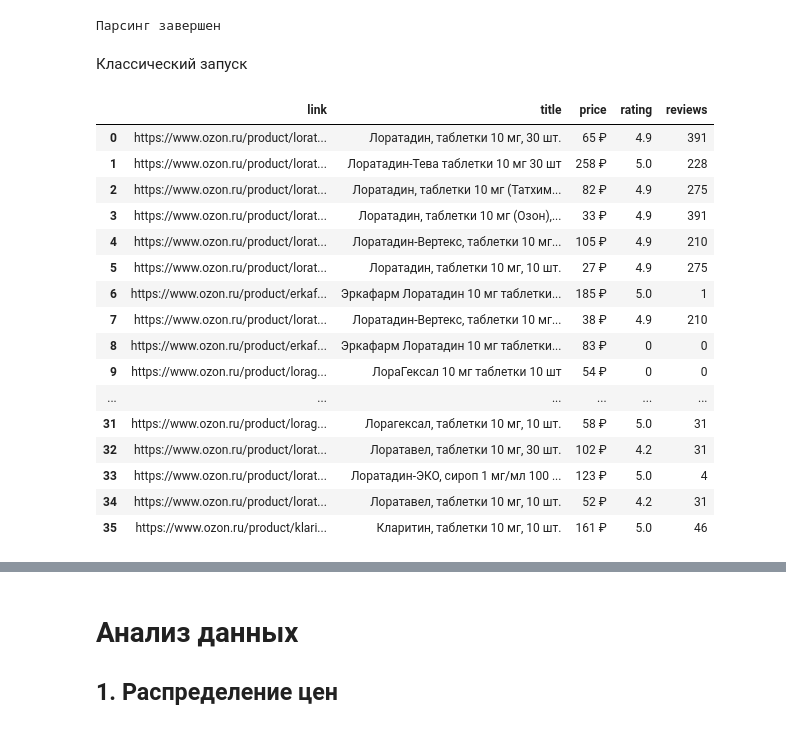
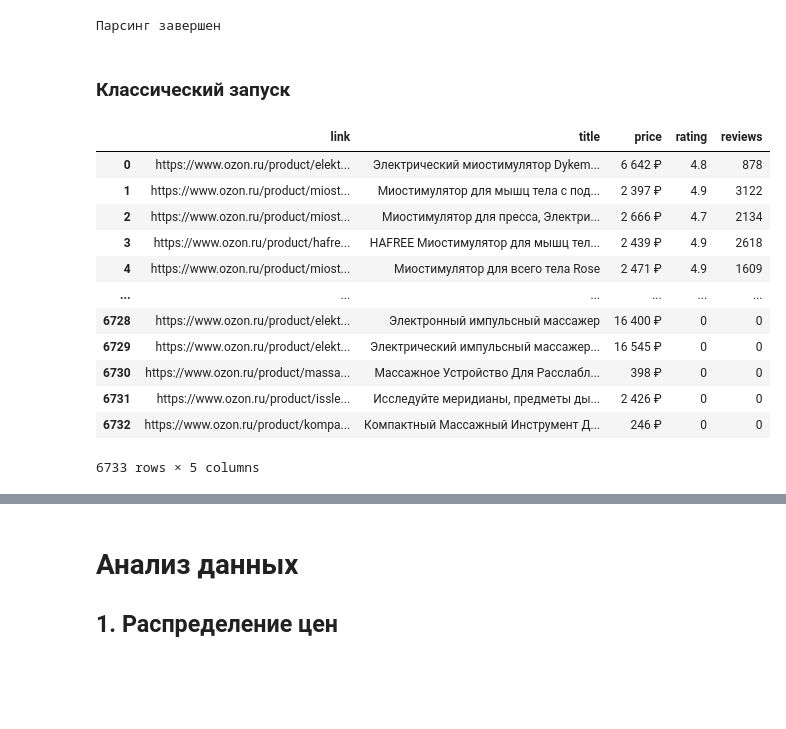
Before and after one commit to nekitmilk/ElectroPunk, a Jupyter notebook: src/notebooks/analisys.ipynb, the cells around one changed output, grey strips where cells are left out. Saved outputs shown, nothing was run; the diff lists cells and outputs as text; code cells hidden in the pictures; blank space fills up the shorter version.

Commit message:
get ozon products

```diff
--- a/src/notebooks/analisys.ipynb
+++ b/src/notebooks/analisys.ipynb
@@ -431,29 +431,25 @@ else:
 # %% [output]
 Парсинг завершен
 # %% [markdown]
-Классический запуск
+### Классический запуск
 # %%
 with Ozon_Parser() as parser:
-     links_df = parser.get_products_links(query="лоратадин")
+     links_df = parser.get_products_links(query="миостимулятор", max_products=10_000)
 
-links_df.to_csv("full_ozon_products.csv")
+links_df.to_csv("full_ozon_products.csv", index=False)
 links_df
 # ps aux | grep -i "chrome\|chromedriver" | grep -v grep | awk '{print $2}' | xargs kill -9
 # %% [output]
 |  | link | title | price | rating | reviews |
-| 0 | https://www.ozon.ru/product/lorat... | Лоратадин, таблетки 10 мг, 30 шт. | 65 ₽ | 4.9 | 391 |
-| 1 | https://www.ozon.ru/product/lorat... | Лоратадин-Тева таблетки 10 мг 30 шт | 258 ₽ | 5.0 | 228 |
-| 2 | https://www.ozon.ru/product/lorat... | Лоратадин, таблетки 10 мг (Татхим... | 82 ₽ | 4.9 | 275 |
-| 3 | https://www.ozon.ru/product/lorat... | Лоратадин, таблетки 10 мг (Озон),... | 33 ₽ | 4.9 | 391 |
-| 4 | https://www.ozon.ru/product/lorat... | Лоратадин-Вертекс, таблетки 10 мг... | 105 ₽ | 4.9 | 210 |
-| 5 | https://www.ozon.ru/product/lorat... | Лоратадин, таблетки 10 мг, 10 шт. | 27 ₽ | 4.9 | 275 |
-| 6 | https://www.ozon.ru/product/erkaf... | Эркафарм Лоратадин 10 мг таблетки... | 185 ₽ | 5.0 | 1 |
-| 7 | https://www.ozon.ru/product/lorat... | Лоратадин-Вертекс, таблетки 10 мг... | 38 ₽ | 4.9 | 210 |
-| 8 | https://www.ozon.ru/product/erkaf... | Эркафарм Лоратадин 10 мг таблетки... | 83 ₽ | 0 | 0 |
-| 9 | https://www.ozon.ru/product/lorag... | ЛораГексал 10 мг таблетки 10 шт | 54 ₽ | 0 | 0 |
+| 0 | https://www.ozon.ru/product/elekt... | Электрический миостимулятор Dykem... | 6 642 ₽ | 4.8 | 878 |
+| 1 | https://www.ozon.ru/product/miost... | Миостимулятор для мышц тела с под... | 2 397 ₽ | 4.9 | 3122 |
+| 2 | https://www.ozon.ru/product/miost... | Миостимулятор для пресса, Электри... | 2 666 ₽ | 4.7 | 2134 |
+| 3 | https://www.ozon.ru/product/hafre... | HAFREE Миостимулятор для мышц тел... | 2 439 ₽ | 4.9 | 2618 |
+| 4 | https://www.ozon.ru/product/miost... | Миостимулятор для всего тела Rose | 2 471 ₽ | 4.9 | 1609 |
 | ... | ... | ... | ... | ... | ... |
-| 31 | https://www.ozon.ru/product/lorag... | Лорагексал, таблетки 10 мг, 10 шт. | 58 ₽ | 5.0 | 31 |
-| 32 | https://www.ozon.ru/product/lorat... | Лоратавел, таблетки 10 мг, 30 шт. | 102 ₽ | 4.2 | 31 |
-| 33 | https://www.ozon.ru/product/lorat... | Лоратадин-ЭКО, сироп 1 мг/мл 100 ... | 123 ₽ | 5.0 | 4 |
-| 34 | https://www.ozon.ru/product/lorat... | Лоратавел, таблетки 10 мг, 10 шт. | 52 ₽ | 4.2 | 31 |
-| 35 | https://www.ozon.ru/product/klari... | Кларитин, таблетки 10 мг, 10 шт. | 161 ₽ | 5.0 | 46 |
+| 6728 | https://www.ozon.ru/product/elekt... | Электронный импульсный массажер | 16 400 ₽ | 0 | 0 |
+| 6729 | https://www.ozon.ru/product/elekt... | Электрический импульсный массажер... | 16 545 ₽ | 0 | 0 |
+| 6730 | https://www.ozon.ru/product/massa... | Массажное Устройство Для Расслабл... | 398 ₽ | 0 | 0 |
+| 6731 | https://www.ozon.ru/product/issle... | Исследуйте меридианы, предметы ды... | 2 426 ₽ | 0 | 0 |
+| 6732 | https://www.ozon.ru/product/kompa... | Компактный Массажный Инструмент Д... | 246 ₽ | 0 | 0 |
+6733 rows × 5 columns
```
Also changed, not shown: parts of 7 cells of this notebook, 3 other files.
